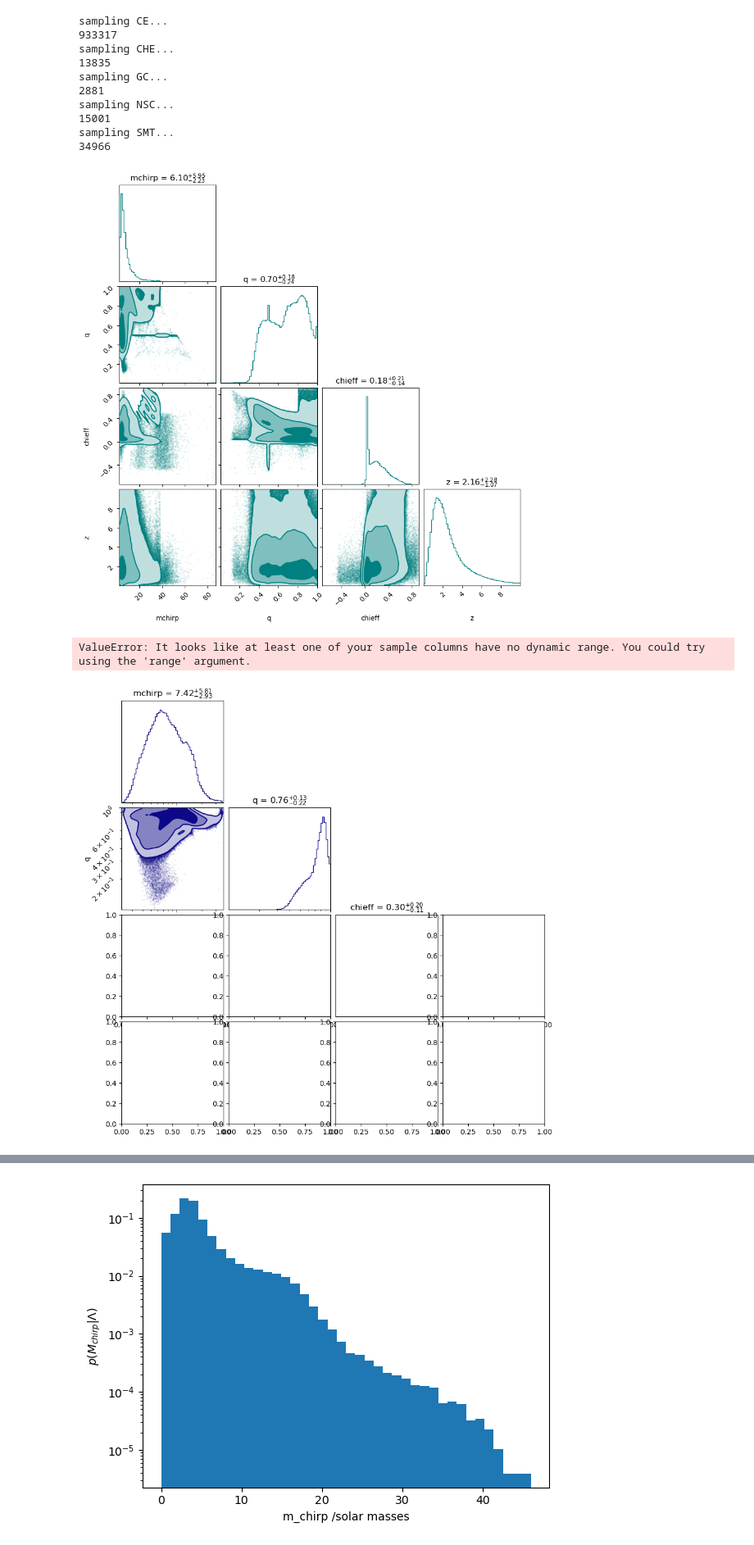
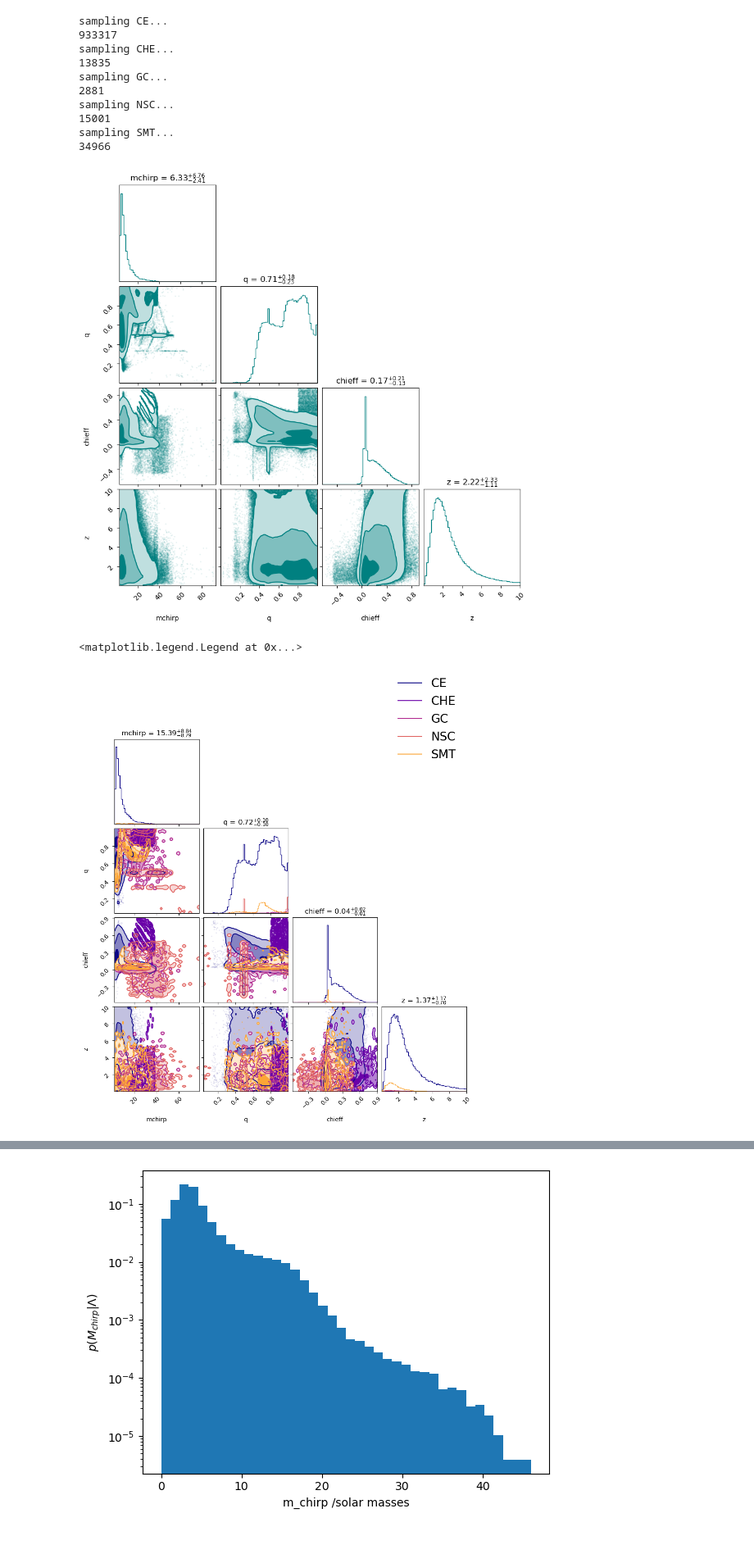
Before and after one commit to michaelzevin/AMAZE, a Jupyter notebook: notebooks/plot_results_dataspace.ipynb, the cells around one changed output, grey strips where cells are left out. Shown at 82% size. Cells and saved outputs as stored; diff of their text form; code cells hidden in the pictures.

Commit message:
correcter parametric samples

```diff
--- a/notebooks/plot_results_dataspace.ipynb
+++ b/notebooks/plot_results_dataspace.ipynb
@@ -79,6 +80,45 @@ sampling NSC...
 15001
 sampling SMT...
 34966
+# %%
+#Marginalising over hyperposterior samples
+no_total_samps = 100000
+samps_per_hyperposts = 10
+no_hypersamps = int(no_total_samps/samps_per_hyperposts)
+total_samps = np.zeros((no_total_samps,len(params)))
+
+samps_filled = np.zeros(6, dtype=int)
+channel_samps = [[],[],[],[],[]]
+
+for i, hyperpost_idx in enumerate(tqdm(np.random.choice(np.arange(np.shape(hyper_posts)[0]), no_hypersamps, replace=False))):
+    hyperpost_samp = hyper_posts[hyperpost_idx,:]
+
+    #evauluate channel as weighted choice according to branching fractions
+    channel_idx = np.random.choice(np.arange(len(channels)), p=hyperpost_samp[2:])
+    channel = channels[channel_idx]
+
+    #sample flow
+    if channel == 'CE':
+        hyperpost_samp[1] = np.log(hyperpost_samp[1])
+        total_samps[i*(samps_per_hyperposts):(i+1)*(samps_per_hyperposts),:] = flow[channel].flow.sample(np.array([hyperpost_samp[:2]]), samps_per_hyperposts)
+    else:
+        total_samps[i*(samps_per_hyperposts):(i+1)*(samps_per_hyperposts),:] = flow[channel].flow.sample(np.array([hyperpost_samp[:1]]), samps_per_hyperposts)
+
+    total_samps[i*(samps_per_hyperposts):(i+1)*(samps_per_hyperposts),0] = flow[channel].expistic(total_samps[i*(samps_per_hyperposts):(i+1)*(samps_per_hyperposts),0], flow[channel].mappings[0], flow[channel].mappings[1])
+    total_samps[i*(samps_per_hyperposts):(i+1)*(samps_per_hyperposts),1] = flow[channel].expistic(total_samps[i*(samps_per_hyperposts):(i+1)*(samps_per_hyperposts),1], flow[channel].mappings[2])
+    total_samps[i*(samps_per_hyperposts):(i+1)*(samps_per_hyperposts),2] = np.tanh(total_samps[i*(samps_per_hyperposts):(i+1)*(samps_per_hyperposts),2])
+    total_samps[i*(samps_per_hyperposts):(i+1)*(samps_per_hyperposts),3] = flow[channel].expistic(total_samps[i*(samps_per_hyperposts):(i+1)*(samps_per_hyperposts),3], flow[channel].mappings[4], flow[channel].mappings[5])
+
+    channel_samps[channel_idx].append(total_samps[i*(samps_per_hyperposts):(i+1)*(samps_per_hyperposts),:])
+no_channel_samps = [np.shape(channel_samps[chnl])[0] for chnl in np.arange(len(channels))]
+samps_filled[:5] = np.cumsum(no_channel_samps, axis=0)*samps_per_hyperposts
+# %%
+#ordering total samples by channel
+total_samps_ordered = np.zeros((no_total_samps, len(params)))
+
+for cidx in range(len(channels)):
+    channel_samps_red = np.reshape(np.array(channel_samps[cidx]),(-1,len(params)))
+    total_samps_ordered[samps_filled[cidx-1]:samps_filled[cidx],:] = channel_samps_red
 # %%
 corner_kwargs = dict(
     bins=64,
@@ -96,40 +136,39 @@ corner_kwargs = dict(
 kwargs = deepcopy(corner_kwargs)
 kwargs["color"] = "C1"
 # %%
-fig = corner.corner(total_samps[:-1, :], **corner_kwargs)
+fig = corner.corner(total_samps_ordered[:-1, :], **corner_kwargs)
 # %% [output]
-[figure, old version]
+[figure, new version]
 # %%
 cmap = plt.colormaps['plasma']
 colors = cmap(np.linspace(0, 1, 6))
 corner_kwargs = dict(
     bins=64,
     smooth=0.9,
     color=colors[0],
     #quantiles=[0.16, 0.84],
     levels=(1 - np.exp(-0.5), 1 - np.exp(-2), 1 - np.exp(-9 / 2.0)),
     plot_density=False,
     plot_datapoints=True,
     fill_contours=True,
     show_titles=True,
     labels=['mchirp','q','chieff','z'],
-    axes_scale='log',
 )
 
 
 fig=corner.corner(total_samps[samps_filled[-1]:samps_filled[0]], **corner_kwargs)
 
 for cidx, channel in enumerate(channels[1:]):
     corner_kwargs["color"] = colors[cidx+1]
-    corner.corner(total_samps[samps_filled[cidx]:samps_filled[cidx+1]], fig=fig, **corner_kwargs)
+    corner.corner(total_samps_ordered[samps_filled[cidx]:samps_filled[cidx+1]], fig=fig, **corner_kwargs)
 plt.legend(
         handles=[
             mlines.Line2D([], [], color=colors[i], label=channels[i])
             for i in range(5)
         ],
         fontsize=20, frameon=False,
         bbox_to_anchor=(1, 5), loc="upper right"
     )
 # %% [output]
-ValueError: It looks like at least one of your sample columns have no dynamic range. You could try using the 'range' argument.
+<matplotlib.legend.Legend at 0x...>
-[figure, old version]
+[figure, new version]
```
Also changed, not shown: parts of 24 cells of this notebook.
